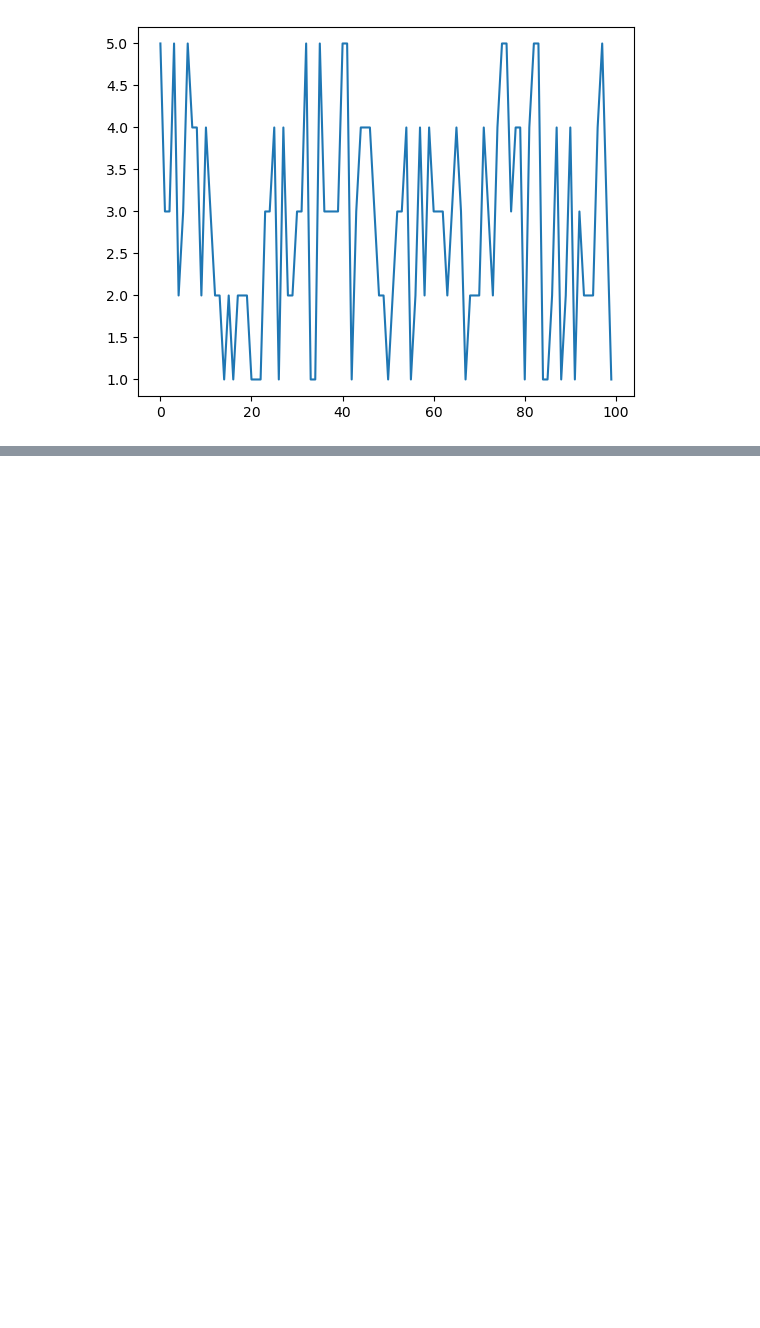
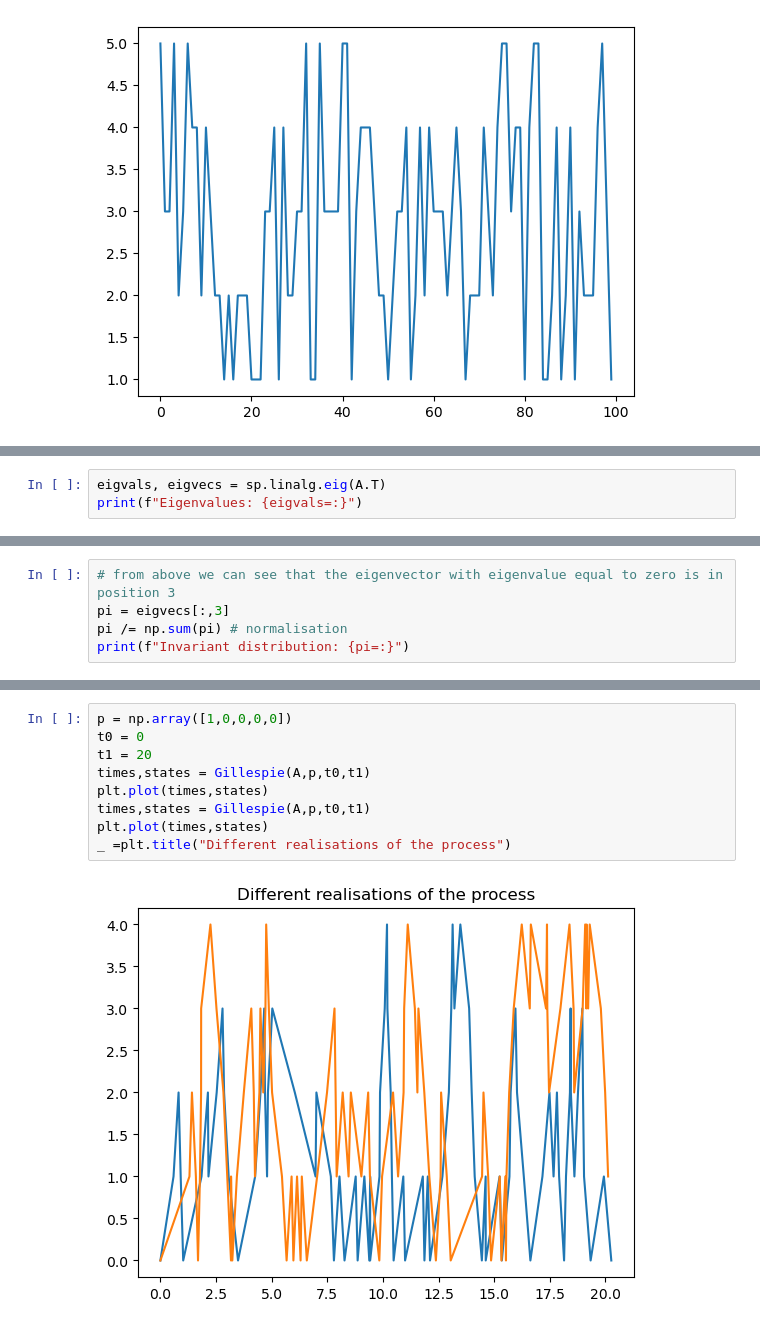
Before and after one commit to Gabriele-Codega/StochasticModelling2022-2023, a Jupyter notebook: SecondAssignment.ipynb, the cells around one changed output, grey strips where cells are left out. Cells and saved outputs as stored; diff of their text form; blank space fills up the shorter version.

```diff
--- a/SecondAssignment.ipynb
+++ b/SecondAssignment.ipynb
@@ -124,0 +169,3 @@ plt.plot(range(N),X)
+# %%
+eigvals, eigvecs = sp.linalg.eig(A.T)
+print(f"Eigenvalues: {eigvals=:}")
@@ -124,0 +175,5 @@ plt.plot(range(N),X)
+# %%
+# from above we can see that the eigenvector with eigenvalue equal to zero is in position 3
+pi = eigvecs[:,3]
+pi /= np.sum(pi) # normalisation
+print(f"Invariant distribution: {pi=:}")
@@ -124,0 +268,11 @@ plt.plot(range(N),X)
+# %%
+p = np.array([1,0,0,0,0])
+t0 = 0
+t1 = 20
+times,states = Gillespie(A,p,t0,t1)
+plt.plot(times,states)
+times,states = Gillespie(A,p,t0,t1)
+plt.plot(times,states)
+_ =plt.title("Different realisations of the process")
+# %% [output]
+[figure, added]
```
Also changed, not shown: parts of 15 cells of this notebook.
